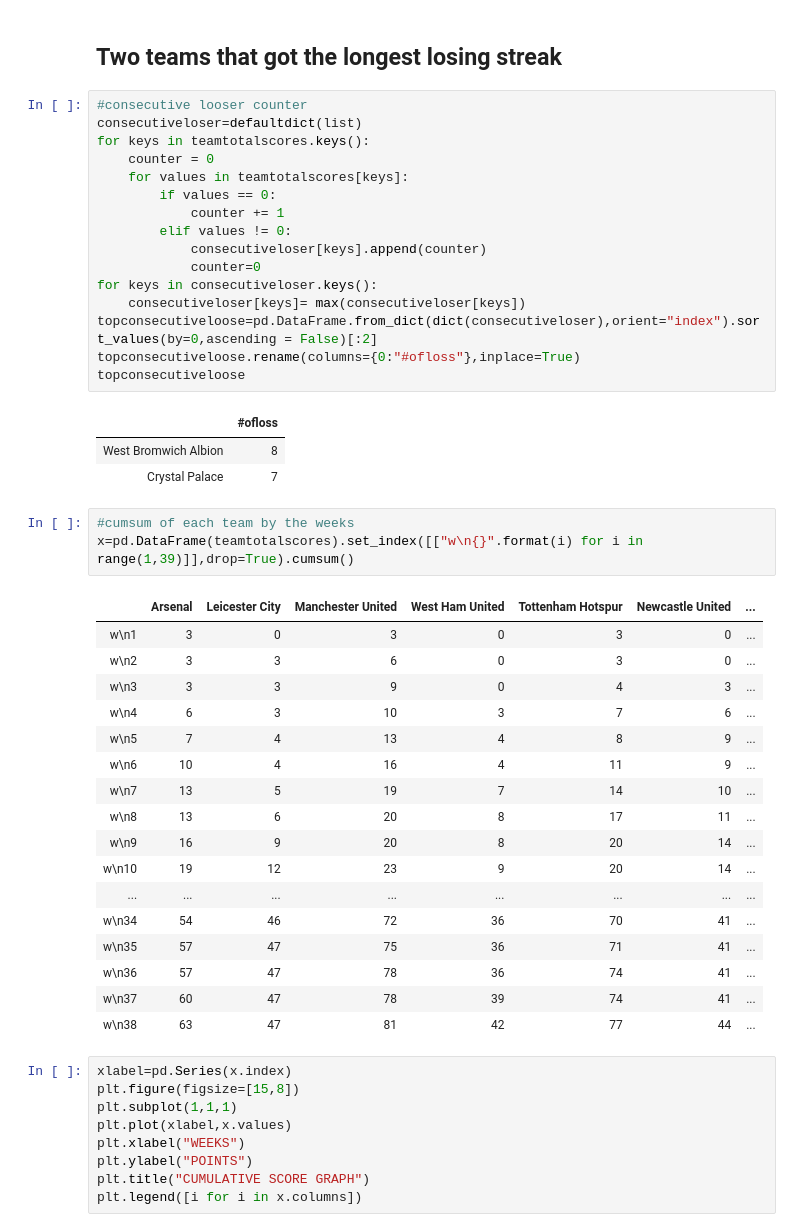
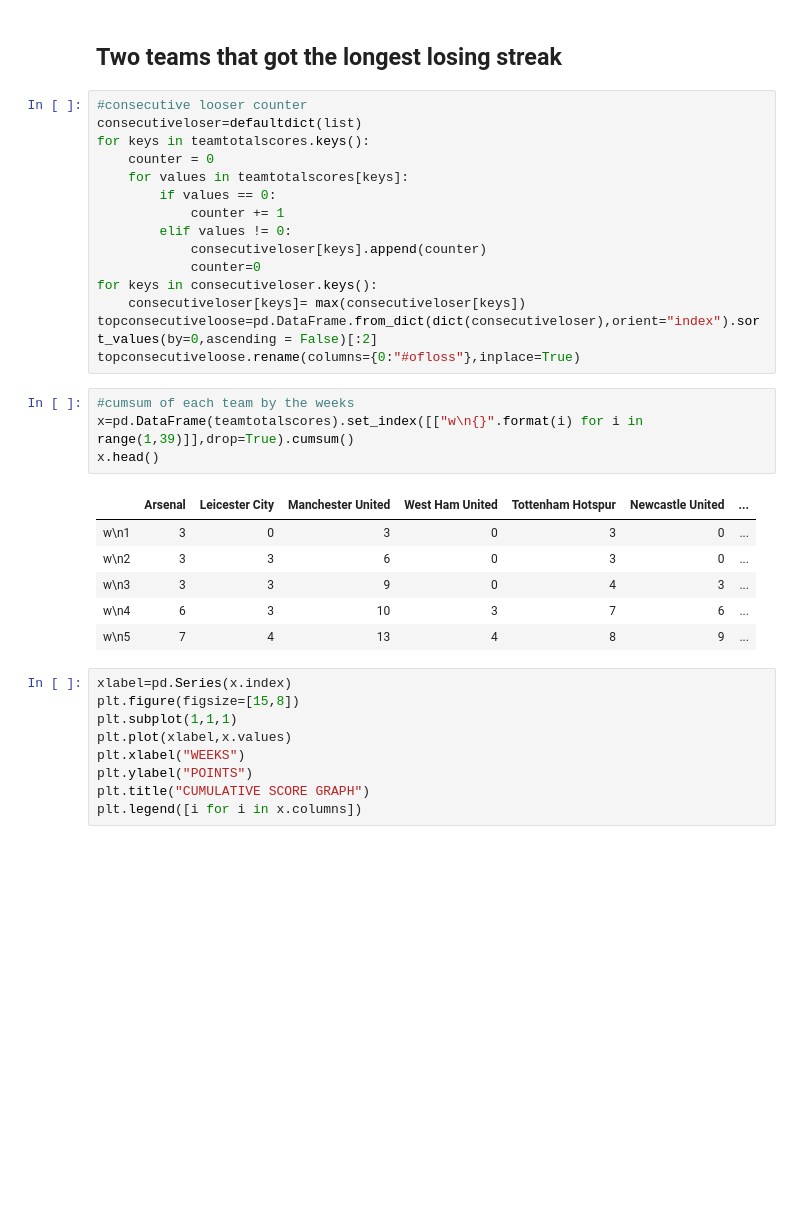
Before and after one commit to vedatk67/ADM-HW2, a Jupyter notebook: Question1.ipynb, the cells around one changed output. Saved outputs shown, nothing was run; the diff lists cells and outputs as text; blank space fills up the shorter version.

```diff
--- a/Question1.ipynb
+++ b/Question1.ipynb
@@ -233,32 +174,17 @@ for keys in consecutiveloser.keys():
     consecutiveloser[keys]= max(consecutiveloser[keys])
 topconsecutiveloose=pd.DataFrame.from_dict(dict(consecutiveloser),orient="index").sort_values(by=0,ascending = False)[:2]
 topconsecutiveloose.rename(columns={0:"#ofloss"},inplace=True)
-topconsecutiveloose
-# %% [output]
-|  | #ofloss |
-| West Bromwich Albion | 8 |
-| Crystal Palace | 7 |
 # %%
 #cumsum of each team by the weeks
 x=pd.DataFrame(teamtotalscores).set_index([["w\n{}".format(i) for i in range(1,39)]],drop=True).cumsum()
+x.head()
 # %% [output]
 |  | Arsenal | Leicester City | Manchester United | West Ham United | Tottenham Hotspur | Newcastle United | ... |
 | w\n1 | 3 | 0 | 3 | 0 | 3 | 0 | ... |
 | w\n2 | 3 | 3 | 6 | 0 | 3 | 0 | ... |
 | w\n3 | 3 | 3 | 9 | 0 | 4 | 3 | ... |
 | w\n4 | 6 | 3 | 10 | 3 | 7 | 6 | ... |
 | w\n5 | 7 | 4 | 13 | 4 | 8 | 9 | ... |
-| w\n6 | 10 | 4 | 16 | 4 | 11 | 9 | ... |
-| w\n7 | 13 | 5 | 19 | 7 | 14 | 10 | ... |
-| w\n8 | 13 | 6 | 20 | 8 | 17 | 11 | ... |
-| w\n9 | 16 | 9 | 20 | 8 | 20 | 14 | ... |
-| w\n10 | 19 | 12 | 23 | 9 | 20 | 14 | ... |
-| ... | ... | ... | ... | ... | ... | ... | ... |
-| w\n34 | 54 | 46 | 72 | 36 | 70 | 41 | ... |
-| w\n35 | 57 | 47 | 75 | 36 | 71 | 41 | ... |
-| w\n36 | 57 | 47 | 78 | 36 | 74 | 41 | ... |
-| w\n37 | 60 | 47 | 78 | 39 | 74 | 41 | ... |
-| w\n38 | 63 | 47 | 81 | 42 | 77 | 44 | ... |
 # %%
 xlabel=pd.Series(x.index)
 plt.figure(figsize=[15,8])
```
Also changed, not shown: parts of 5 cells of this notebook, 1 other file.
